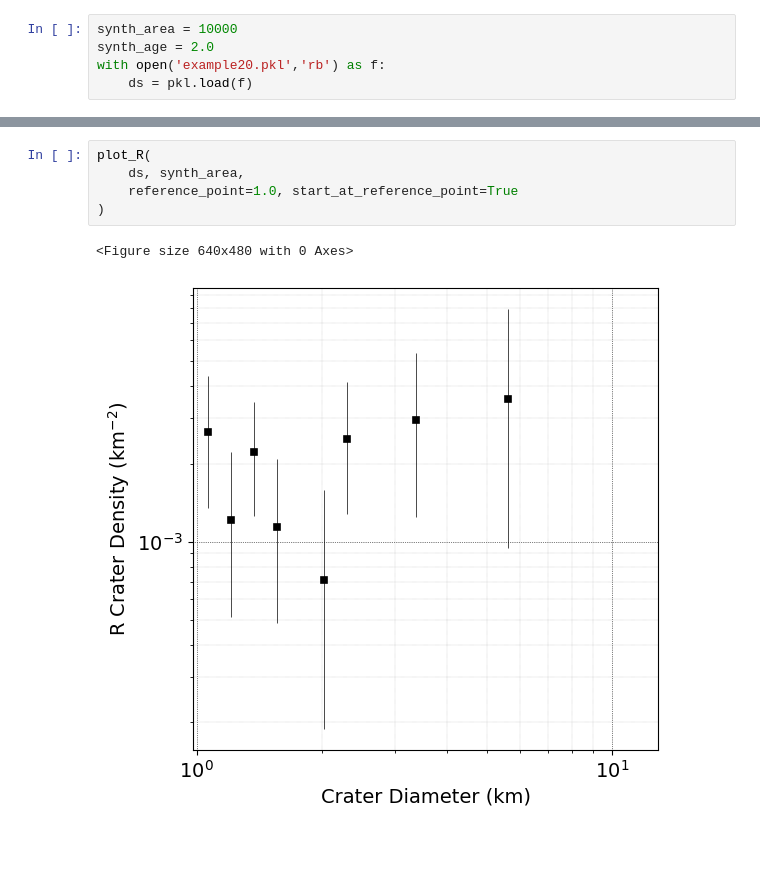
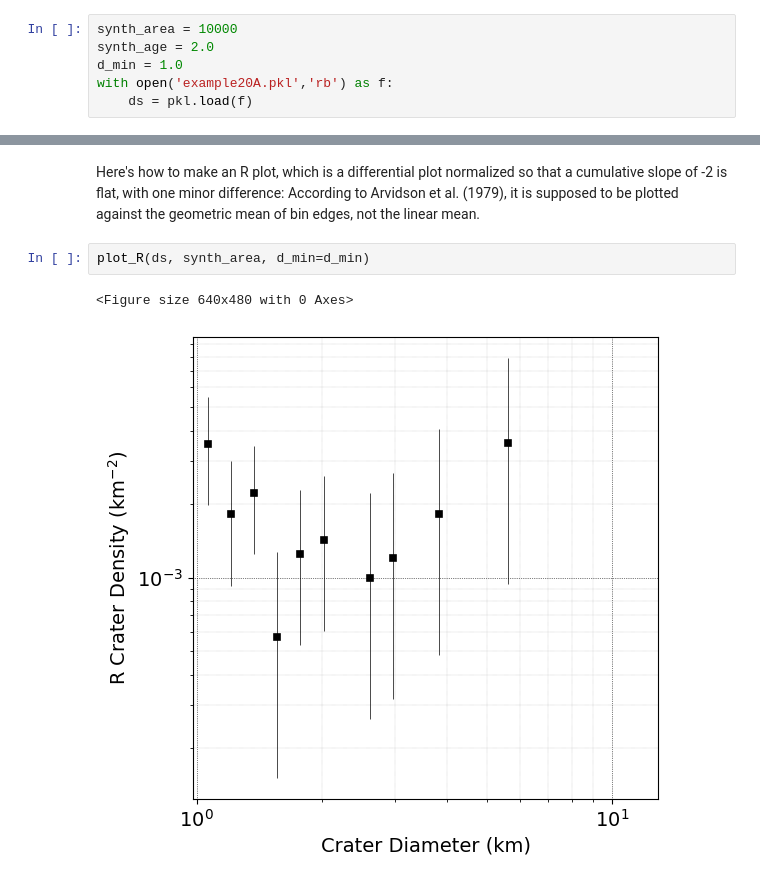
Before and after one commit to samwbell/craterdata, a Jupyter notebook: plotting_examples.ipynb, the cells around one changed output, grey strips where cells are left out. Drawn from its saved outputs; the diff is of its cells as text; blank space fills up the shorter version.

```diff
--- a/plotting_examples.ipynb
+++ b/plotting_examples.ipynb
@@ -19,5 +15,6 @@ from cratrcountr import *
 # %%
 synth_area = 10000
 synth_age = 2.0
-with open('example20.pkl','rb') as f:
+d_min = 1.0
+with open('example20A.pkl','rb') as f:
     ds = pkl.load(f)
@@ -56,8 +113,7 @@ plot_differential(
+# %% [markdown]
+Here's how to make an R plot, which is a differential plot normalized so that a cumulative slope of -2 is flat, with one minor difference: According to Arvidson et al. (1979), it is supposed to be plotted against the geometric mean of bin edges, not the linear mean.
 # %%
-plot_R(
-    ds, synth_area,
-    reference_point=1.0, start_at_reference_point=True
-)
+plot_R(ds, synth_area, d_min=d_min)
 # %% [output]
 <Figure size 640x480 with 0 Axes>
-[figure, old version]
+[figure, new version]
```
Also changed, not shown: parts of 24 cells of this notebook, 6 other files.
